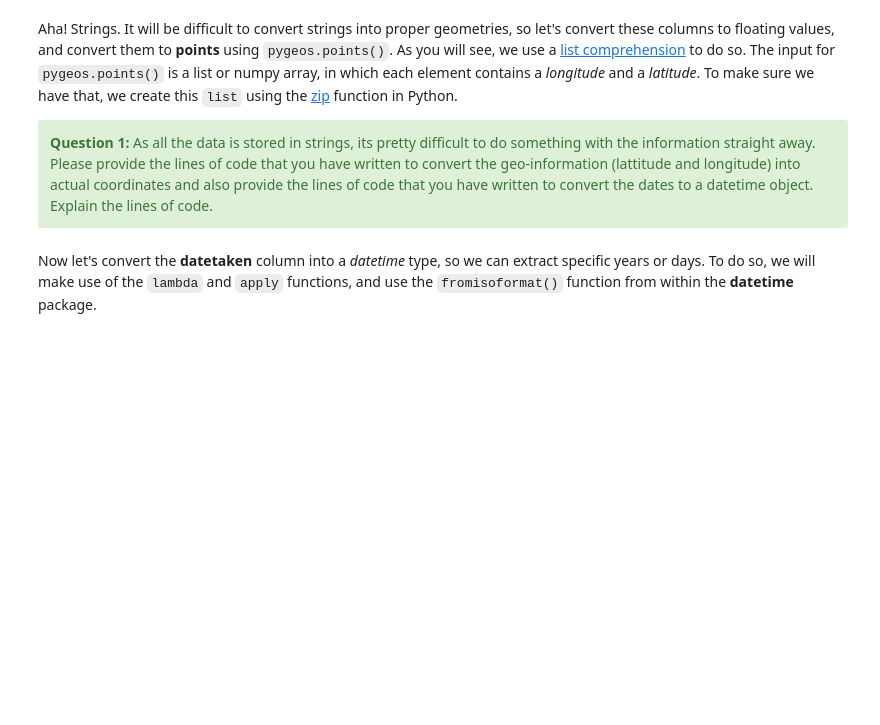
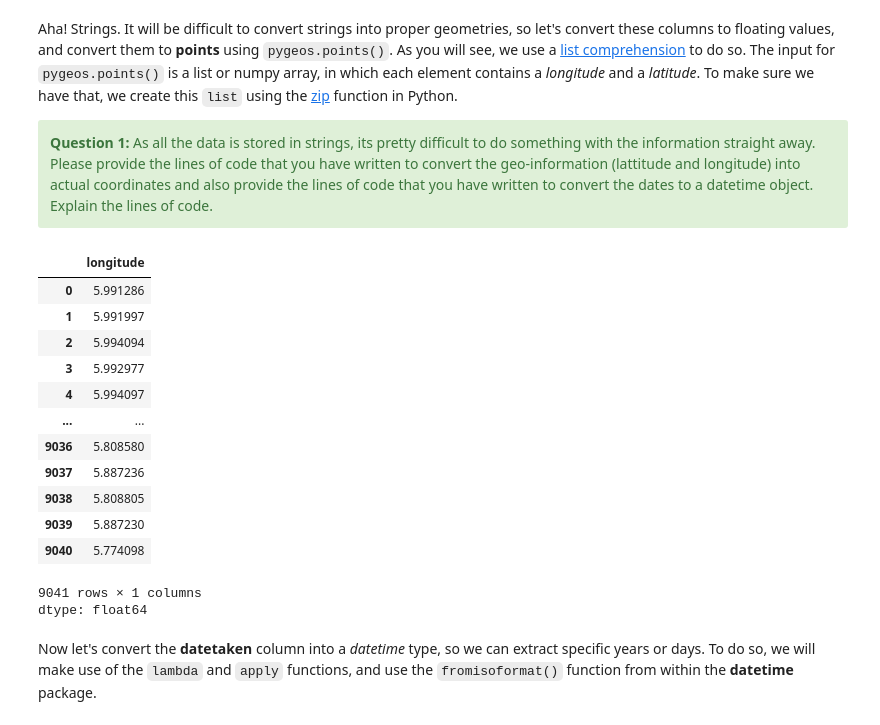
Before and after one commit to VU-IVM/UNIGIS_ProgrammingGIS, a Jupyter notebook: _sources/TAA3/tutorial.ipynb, the cells around one changed output. Cells and saved outputs as stored; diff of their text form; code cells hidden in the pictures; blank space fills up the shorter version.

```diff
--- a/_sources/TAA3/tutorial.ipynb
+++ b/_sources/TAA3/tutorial.ipynb
@@ -157,9 +254,27 @@ Aha! Strings. It will be difficult to convert strings into proper geometries, so
 <b>Question 1:</b> As all the data is stored in strings, its pretty difficult to do something with the information straight away. Please provide the lines of code that you have written to convert the geo-information (lattitude and longitude) into actual coordinates and also provide the lines of code that you have written to convert the dates to a datetime object. Explain the lines of code.
 </div>
 # %%
-df['longitude'] = df['longitude'].astype(
-df['latitude'] = df['latitude'].
-df['geometry'] = [shapely.points(x[0],x[1]) for x in list(zip(df['longitude'],df['latitude']))]
+df['longitude'] = df['longitude'].astype(float)
+df['latitude'] = df['latitude'].astype(float)
+
+df['geometry'] = [Point(x, y) for x, y in zip(df['longitude'], df['latitude'])]
+# %%
+df['longitude']
+# %% [output]
+|  | longitude |
+| 0 | 5.991286 |
+| 1 | 5.991997 |
+| 2 | 5.994094 |
+| 3 | 5.992977 |
+| 4 | 5.994097 |
+| ... | ... |
+| 9036 | 5.808580 |
+| 9037 | 5.887236 |
+| 9038 | 5.808805 |
+| 9039 | 5.887230 |
+| 9040 | 5.774098 |
+9041 rows × 1 columns
+dtype: float64
 # %% [markdown]
 Now let's convert the **datetaken** column into a *datetime* type, so we can extract specific years or days. To do so, we will make use of the `lambda` and `apply` functions, and use the `fromisoformat()` function from within the **datetime** package.
 # %%
```
Also changed, not shown: parts of 20 cells of this notebook, 11 other files.
